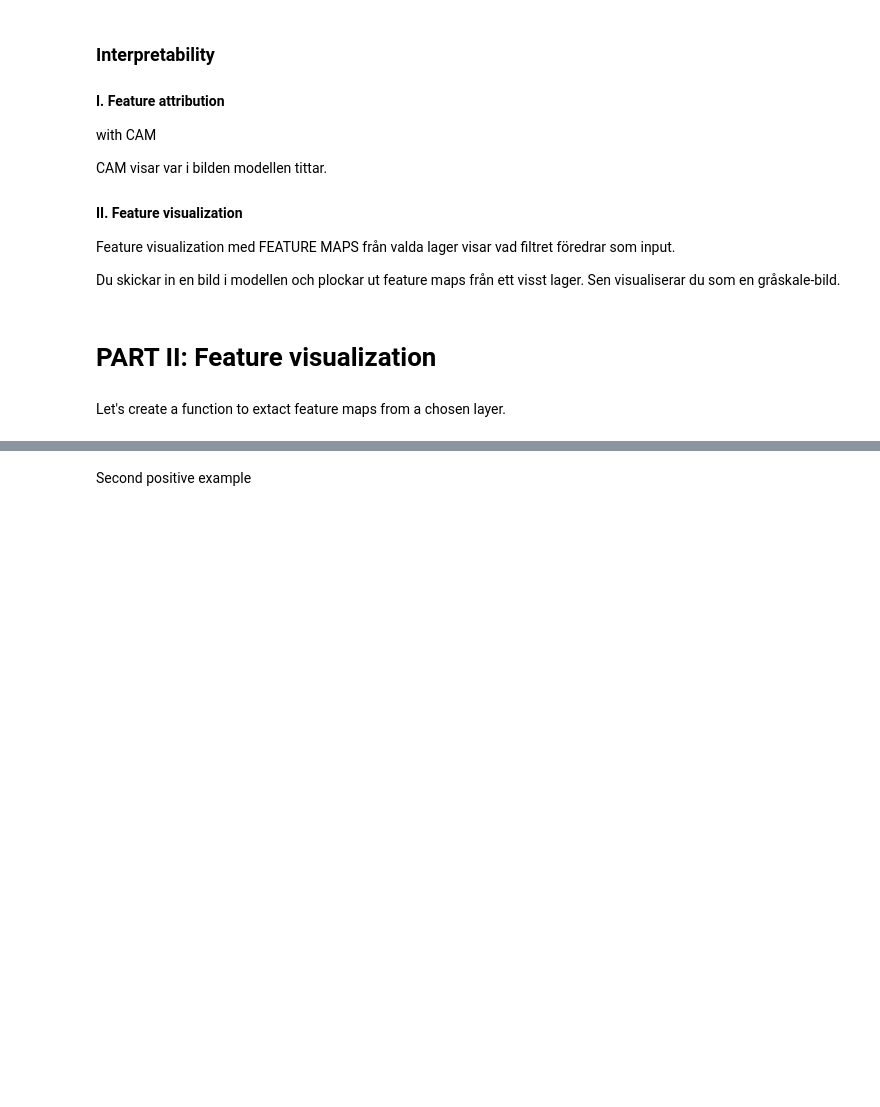
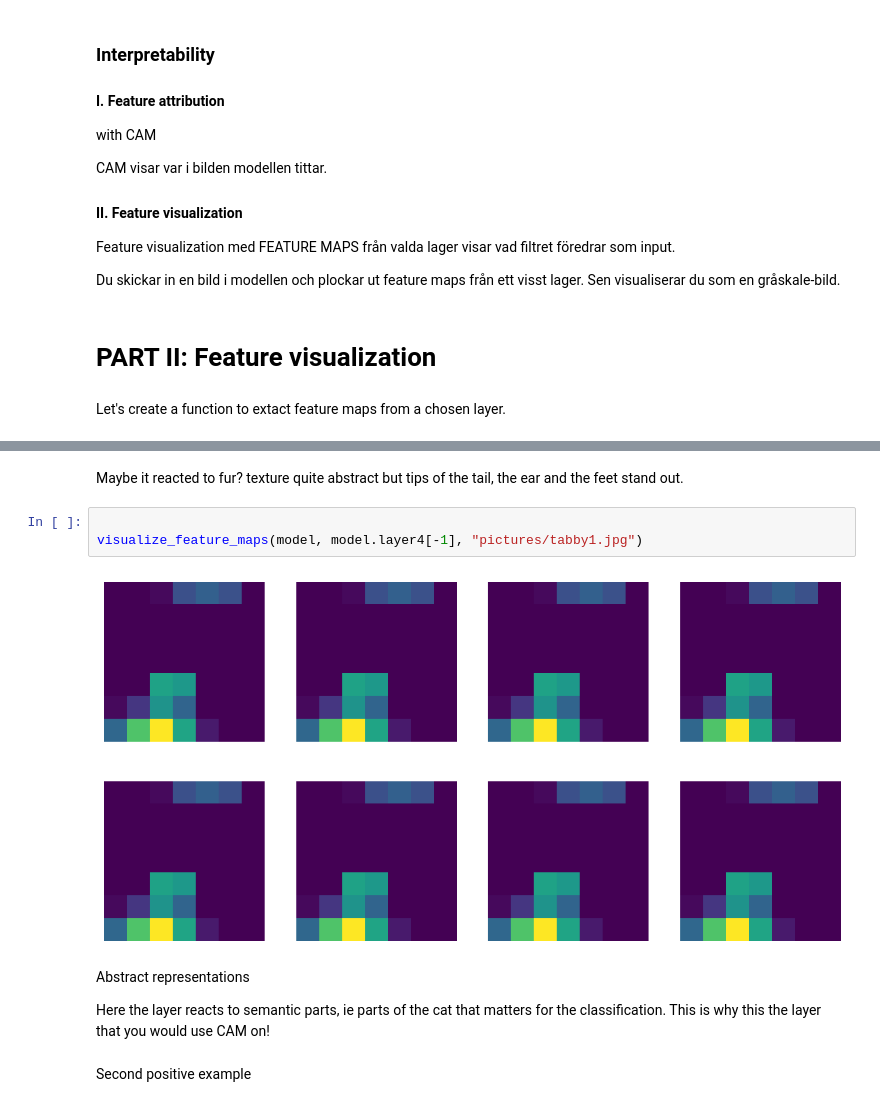
Before and after one commit to JuliaMoa/ML-Assignment2, a Jupyter notebook: report.ipynb, the cells around one changed output, grey strips where cells are left out. Cells and saved outputs as stored; diff of their text form; blank space fills up the shorter version.

```diff
--- a/report.ipynb
+++ b/report.ipynb
@@ -258,2 +264,15 @@ AttributeError: 'BasicBlock' object has no attribute 'register_forward_hooks'
+# %% [markdown]
+Maybe it reacted to fur? texture
+quite abstract
+but tips of the tail, the ear and the feet stand out.
+# %%
+
+visualize_feature_maps(model, model.layer4[-1], "pictures/tabby1.jpg")
+# %% [output]
+[figure, added]
+# %% [markdown]
+Abstract representations
+
+Here the layer reacts to semantic parts, ie parts of the cat that matters for the classification. This is why this the layer that you would use CAM on!
 # %% [markdown]
 Second positive example
```
Also changed, not shown: parts of 12 cells of this notebook.
